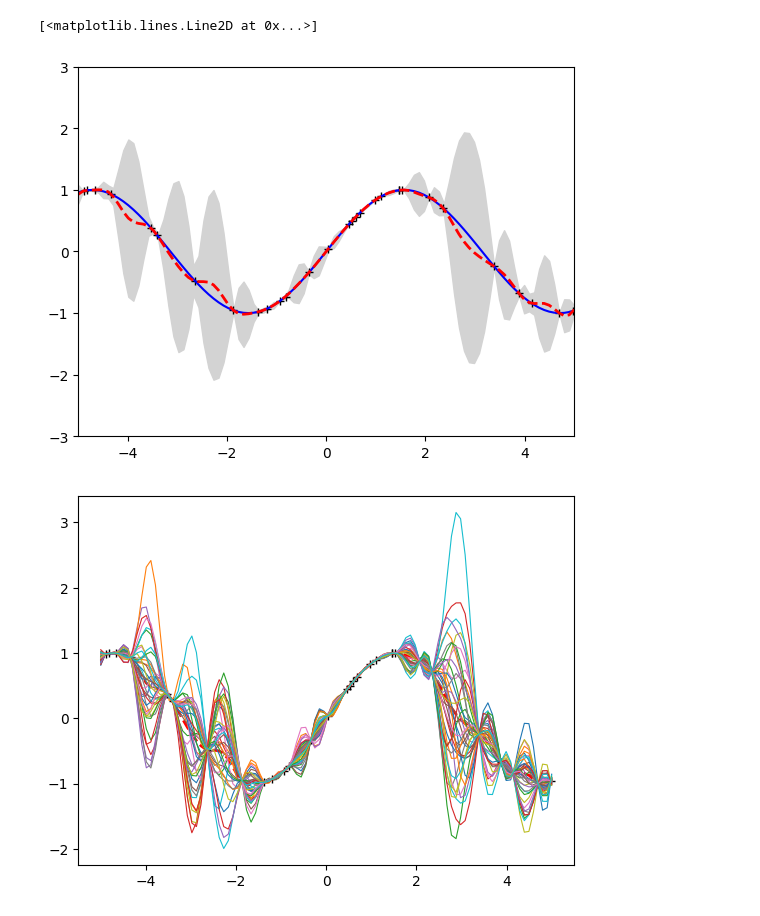
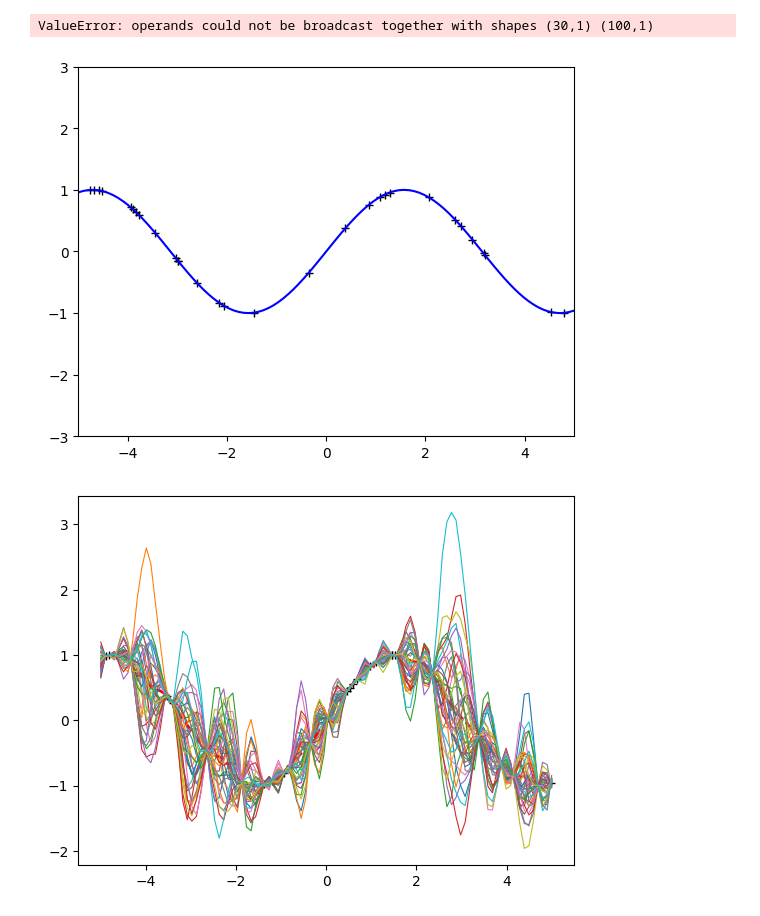
Before and after one commit to frankdede/ECE603-GP-learning-curve, a Jupyter notebook: learning_curve.ipynb, the cells around one changed output. Cells and saved outputs as stored; diff of their text form; code cells hidden in the pictures.

```diff
--- a/learning_curve.ipynb
+++ b/learning_curve.ipynb
@@ -21,8 +21,46 @@ def gp(X, y, k, Xtest, noise=1e-6):
 # %%
 def RBF(a, b, l=0.3):
     dotprod = np.sum(a**2,axis=1).reshape(-1,1) + np.sum(b**2,1) - 2*np.dot(a, b.T)
+    return np.exp((-1/(2 *(l**2))) * dotprod)
 
-    return np.exp((-1/(2 *(l**2))) * dotprod)
+def periodic_kernel(a, b, l=0.3):
+    # Calculate the squared Euclidean distance
+    sqdist = np.sum(a**2, axis=1).reshape(-1, 1) + \
+             np.sum(b**2, axis=1) - \
+             2 * np.dot(a, b.T)
+
+    # Compute the periodic kernel
+    dist_periodic = np.sin(np.sqrt(sqdist))**2
+    return np.exp(-2 * dist_periodic / l**2)
+
+def rational_quadratic_kernel(a, b, l=0.3):
+    # Calculate the squared Euclidean distance
+    sqdist = np.sum(a**2, axis=1).reshape(-1, 1) + \
+             np.sum(b**2, axis=1) - \
+             2 * np.dot(a, b.T)
+
+    # Compute the Rational Quadratic Kernel
+    return (1 + sqdist / (2 * l**2))**(-1)
+
+def local_periodic_kernel(a, b, l=0.3):
+
+    # Ensure inputs are 2D
+    a = np.atleast_2d(a)
+    b = np.atleast_2d(b)
+
+    # Compute pairwise distances
+    dists = np.linalg.norm(a[:, None, :] - b[None, :, :], axis=2)
+
+    # Periodic component
+    periodic_component = np.exp(-2 * (np.sin(np.pi * dists) ** 2) )
+
+    # RBF component
+    rbf_component = np.exp(-0.5 * (dists ** 2))
+
+    # Combine components
+    kernel = periodic_component * rbf_component
+
+    return kernel
 # %%
 def hard_sin(x):
     return np.sin(x)
@@ -70,17 +108,19 @@ y = f(X)
 Xtest = np.linspace(-5, 5, n_test).reshape(-1,1)
 # %%
 import matplotlib.pyplot as plt
+
+kernel = local_periodic_kernel
 # %%
 plt.plot(X, y, 'k+')
 plt.axis([-5, 5, -3, 3])
 plt.plot(Xtest, hard_sin_f(Xtest),'b-')
-test_mean, test_var, f_posterior = gp(X, y, RBF, Xtest)
+test_mean, test_var, f_posterior = gp(X, y, kernel, Xtest)
 test_std = np.sqrt(test_var)
 plt.gca().fill_between(Xtest.flatten(), test_mean.flatten() - 2*test_std, test_mean.flatten() + 2*test_std, color="lightgrey")
 plt.plot(Xtest, test_mean, 'r--', lw=2)
 # %% [output]
-[<matplotlib.lines.Line2D at 0x...>]
+ValueError: operands could not be broadcast together with shapes (30,1) (100,1)
-[figure, old version]
+[figure, new version]
 # %%
 plt.clf()
 plt.plot(X, y, 'k+')
@@ -88,7 +128,7 @@ plt.plot(Xtest, test_mean, 'r--', linewidth=2)
 plt.plot(Xtest, f_posterior, linewidth=0.8)
 plt.show()
 # %% [output]
-[figure, old version]
+[figure, new version]
 # %%
 n_max = 300
 dim = 1
```
Also changed, not shown: parts of 2 cells of this notebook, 8 other files.
